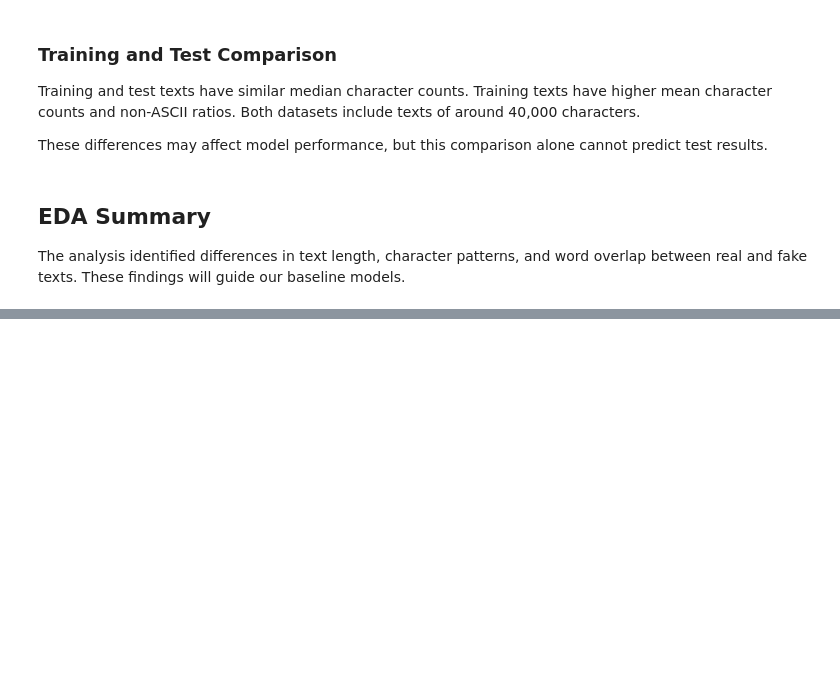
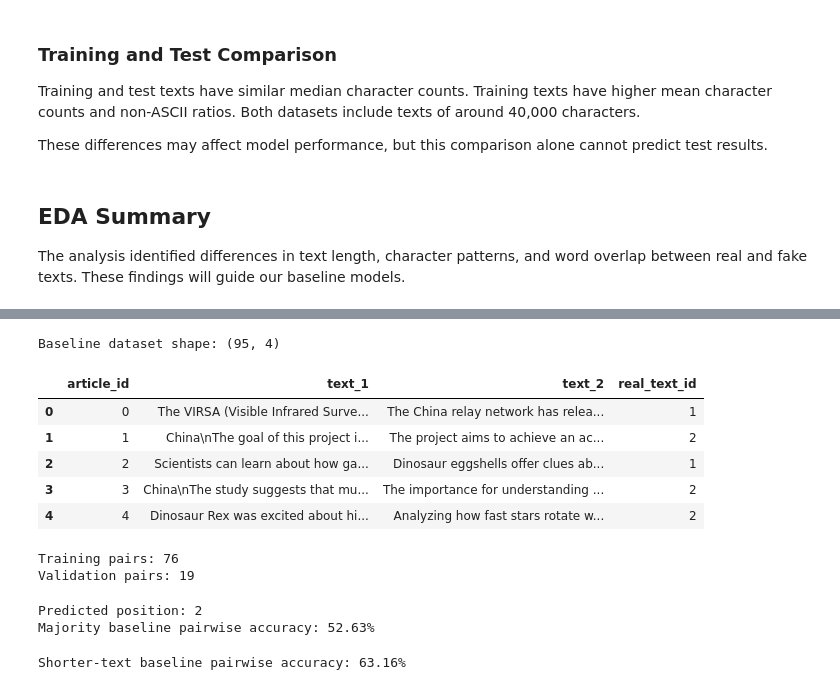
Before and after one commit to tosuun/GROUP66_CENG313, a Jupyter notebook: notebooks/assignment1_eda_baseline.ipynb, the cells around one changed output, grey strips where cells are left out. Saved outputs shown, nothing was run; the diff lists cells and outputs as text; code cells hidden in the pictures; blank space fills up the shorter version.

```diff
--- a/notebooks/assignment1_eda_baseline.ipynb
+++ b/notebooks/assignment1_eda_baseline.ipynb
@@ -63,34 +90,6 @@ Repeated IDs: 0
 # %% [markdown]
 - The dataset contains 95 samples and 2 columns (id and real_text_id), both of integer type (int64). There are no missing values or duplicate IDs. The target column (real_text_id) contains two unique values: 1 and 2, as expected.
 # %%
-from pathlib import Path
-#our new df with csv info
-train_dir = Path("/Users/tosun/Desktop/2026-2027 Güz Dersler/Data Science/data/raw/train")
-rows = []
-
-for _, row in train_labels.iterrows():
-    article_id = int(row["id"])
-    real_text_id = int(row["real_text_id"])
-
-    article_dir = train_dir/f"article_{article_id:04d}"
-
-    with open(article_dir / "file_1.txt", encoding="utf-8") as f:
-        text_1 = f.read()
-
-    with open(article_dir / "file_2.txt", encoding="utf-8") as f:
-        text_2 = f.read()
-
-    if real_text_id == 1:
-        real_text = text_1
-        fake_text = text_2
-    else:
-        real_text = text_2
-        fake_text = text_1
-
-    rows.append({
-        "article_id": article_id,
-        "real_text": real_text,
-        "fake_text": fake_text,
-        "real_text_id": real_text_id
-    })
+pairs_df = load_training_pairs(DATA_DIR)
+texts_df = make_eda_view(pairs_df)
 # %%
@@ -654,0 +581,44 @@ These findings will guide our baseline models.
+# %%
+# Original file-order pairs, including the two empty-text pairs.
+print("Baseline dataset shape:", pairs_df.shape)
+display(pairs_df.head())
+# %% [output]
+Baseline dataset shape: (95, 4)
+|  | article_id | text_1 | text_2 | real_text_id |
+| 0 | 0 | The VIRSA (Visible Infrared Surve... | The China relay network has relea... | 1 |
+| 1 | 1 | China\nThe goal of this project i... | The project aims to achieve an ac... | 2 |
+| 2 | 2 | Scientists can learn about how ga... | Dinosaur eggshells offer clues ab... | 1 |
+| 3 | 3 | China\nThe study suggests that mu... | The importance for understanding ... | 2 |
+| 4 | 4 | Dinosaur Rex was excited about hi... | Analyzing how fast stars rotate w... | 2 |
+# %%
+from sklearn.model_selection import train_test_split
+
+train_pairs, val_pairs = train_test_split(
+    pairs_df,
+    test_size=0.20,
+    random_state=42,
+    stratify=pairs_df["real_text_id"]
+)
+
+print("Training pairs:", len(train_pairs))
+print("Validation pairs:", len(val_pairs))
+# %% [output]
+Training pairs: 76
+Validation pairs: 19
+# %%
+from sklearn.metrics import accuracy_score
+
+majority_position = get_majority_position(train_pairs)
+majority_predictions = [majority_position] * len(val_pairs)
+majority_accuracy = accuracy_score(val_pairs["real_text_id"], majority_predictions)
+print("Predicted position:", majority_position)
+print(f"Majority baseline pairwise accuracy: {majority_accuracy:.2%}")
+# %% [output]
+Predicted position: 2
+Majority baseline pairwise accuracy: 52.63%
+# %%
+shorter_predictions = predict_shorter(val_pairs, majority_position)
+shorter_accuracy = accuracy_score(val_pairs["real_text_id"], shorter_predictions)
+print(f"Shorter-text baseline pairwise accuracy: {shorter_accuracy:.2%}")
+# %% [output]
+Shorter-text baseline pairwise accuracy: 63.16%
```
Also changed, not shown: parts of 24 cells of this notebook, 5 other files.
